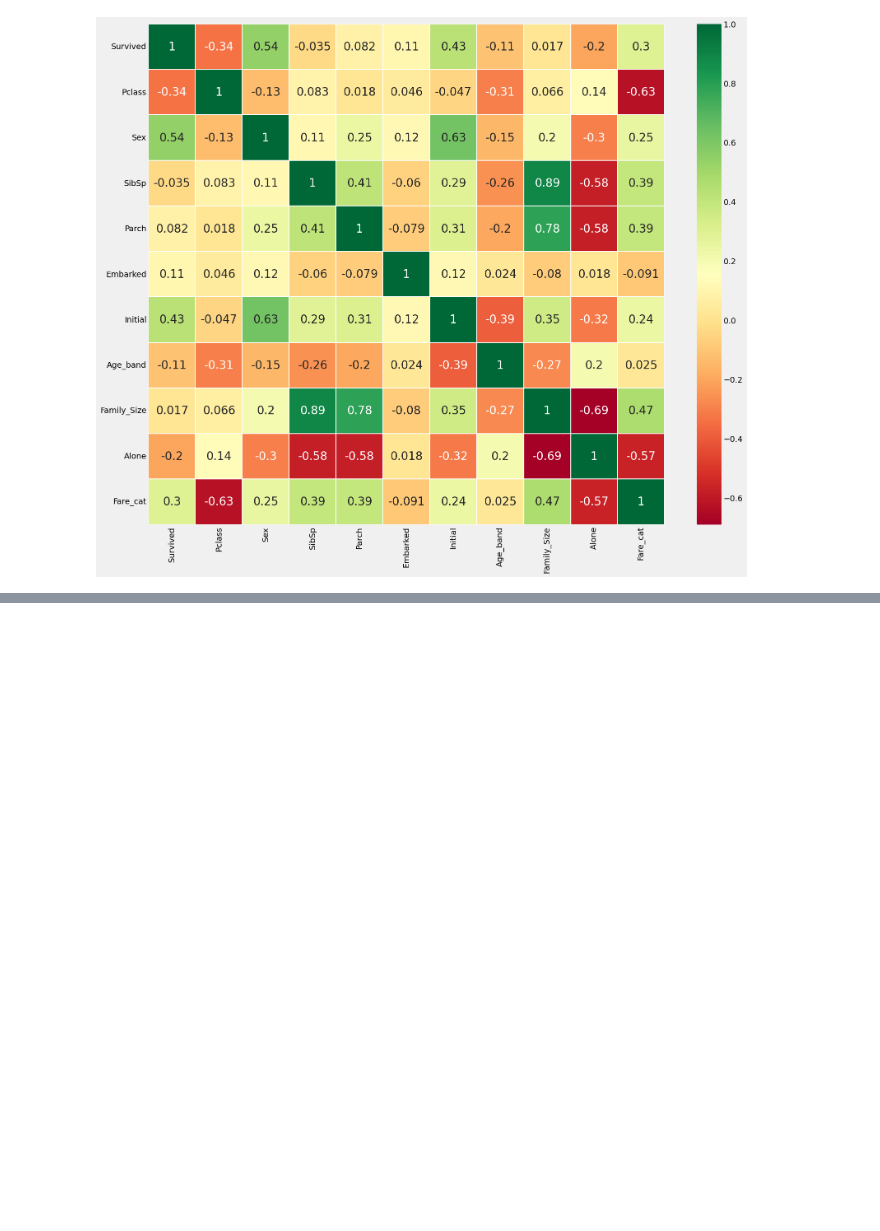
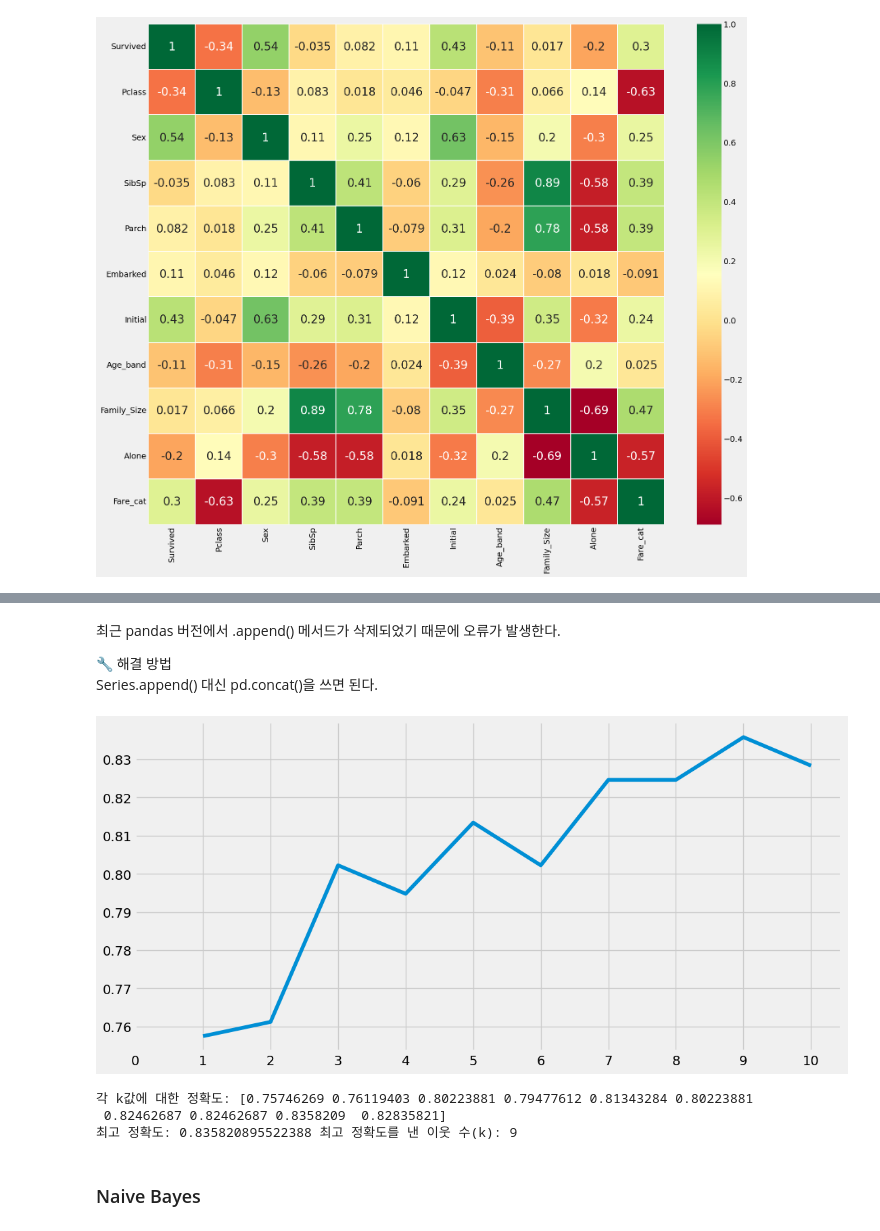
Before and after one commit to wonhee126/Kaggle, a Jupyter notebook: Titanic/1LV Machine Learning from Disaster/EDA To Prediction(DieTanic).ipynb, the cells around one changed output, grey strips where cells are left out. Saved outputs shown, nothing was run; the diff lists cells and outputs as text; code cells hidden in the pictures; blank space fills up the shorter version.

```diff
--- a/Titanic/1LV Machine Learning from Disaster/EDA To Prediction(DieTanic).ipynb
+++ b/Titanic/1LV Machine Learning from Disaster/EDA To Prediction(DieTanic).ipynb
@@ -855,0 +925,5 @@ plt.show()
+# %%
+model=svm.SVC(kernel='linear',C=0.1,gamma=0.1)
+model.fit(train_X,train_Y)
+prediction2_1=model.predict(test_X)
+print('Accuracy for linear SVM is',metrics.accuracy_score(prediction2_1,test_Y))
@@ -855,0 +935,5 @@ plt.show()
+# %%
+model=svm.SVC(kernel='rbf',C=1,gamma=0.1)
+model.fit(train_X,train_Y)
+prediction2_2=model.predict(test_X)
+print('Accuracy for rbf SVM is ',metrics.accuracy_score(prediction2_2,test_Y))
@@ -855,0 +955,5 @@ plt.show()
+# %%
+model=RandomForestClassifier(n_estimators=100)
+model.fit(train_X,train_Y)
+prediction3=model.predict(test_X)
+print('The accuracy of the Random Forests is',metrics.accuracy_score(prediction3,test_Y))
@@ -855,0 +964,5 @@ plt.show()
+# %%
+model=KNeighborsClassifier()
+model.fit(train_X,train_Y)
+prediction4=model.predict(test_X)
+print('The accuracy of the KNN is',metrics.accuracy_score(prediction4,test_Y))
@@ -855,0 +990,39 @@ plt.show()
+# %% [markdown]
+최근 pandas 버전에서 .append() 메서드가 삭제되었기 때문에 오류가 발생한다.
+
+🔧 해결 방법
+Series.append() 대신 pd.concat()을 쓰면 된다.
+# %%
+# append ->concat 바꾸면 출력 결과가 조금 다르게 나옴
+
+
+a_index = list(range(1, 11))  # 1부터 10까지
+a = pd.Series()               # 빈 시리즈 생성
+x = list(range(0, 11))        # x축 눈금
+
+for i in a_index:
+    model = KNeighborsClassifier(n_neighbors=i)
+    model.fit(train_X, train_Y)
+    prediction = model.predict(test_X)
+
+    # 정확도 계산해서 시리즈에 추가
+    accuracy = metrics.accuracy_score(prediction, test_Y)
+    a = pd.concat([a, pd.Series([accuracy])])
+
+# 정확도 시각화
+plt.plot(a_index, a)
+plt.xticks(x)
+fig = plt.gcf()
+fig.set_size_inches(12, 6)
+plt.show()
+
+# 결과 출력
+print("각 k값에 대한 정확도:", a.values)
+print("최고 정확도:", a.values.max(), "최고 정확도를 낸 이웃 수(k):", a_index[a.values.argmax()])
+# %% [output]
+[figure, added]
+각 k값에 대한 정확도: [0.75746269 0.76119403 0.80223881 0.79477612 0.81343284 0.80223881
+ 0.82462687 0.82462687 0.8358209  0.82835821]
+최고 정확도: 0.835820895522388 최고 정확도를 낸 이웃 수(k): 9
+# %% [markdown]
+### Naive Bayes
```
Also changed, not shown: parts of 23 cells of this notebook.
